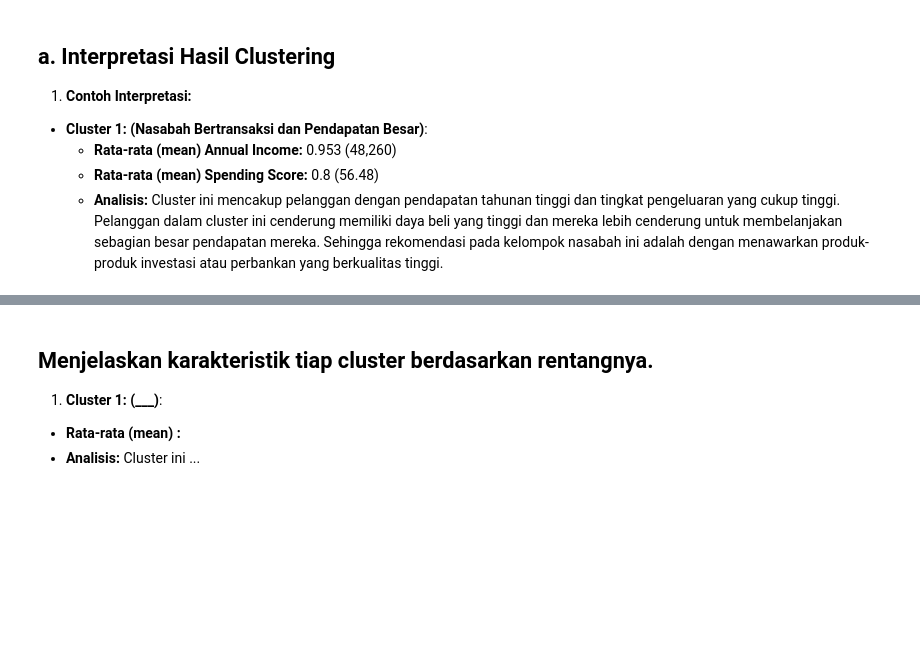
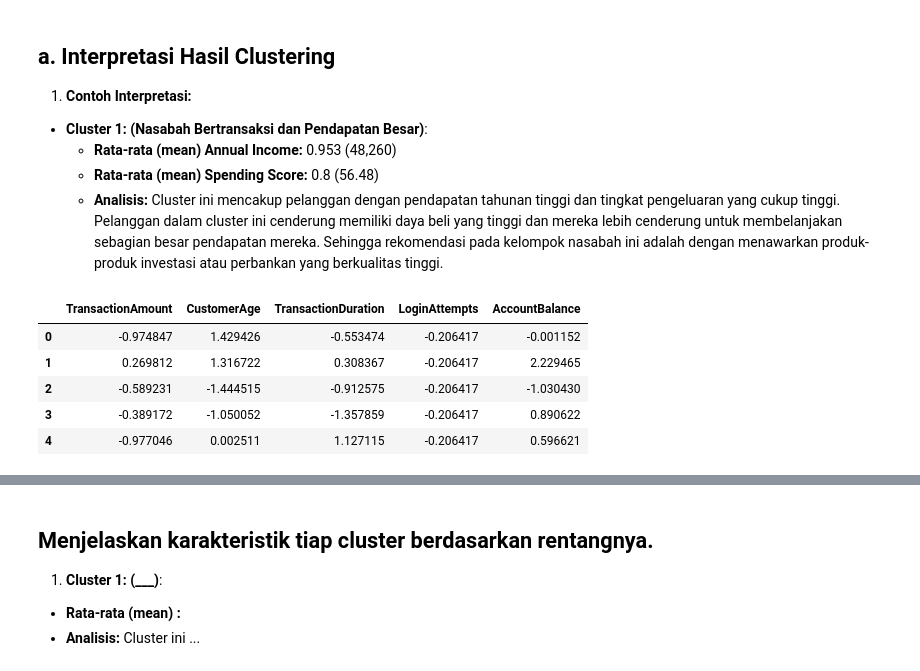
Before and after one commit to m8tyx/Proyek-ML, a Jupyter notebook: [Clustering]_Submission_Akhir_BMLP_Your_Name.ipynb, the cells around one changed output, grey strips where cells are left out. Saved outputs shown, nothing was run; the diff lists cells and outputs as text; code cells hidden in the pictures; blank space fills up the shorter version.

```diff
--- a/[Clustering]_Submission_Akhir_BMLP_Your_Name.ipynb
+++ b/[Clustering]_Submission_Akhir_BMLP_Your_Name.ipynb
@@ -690,0 +693,9 @@ joblib.dump(PCA_model, "PCA_model_clustering.h5")
+# %%
+df_scaled.head()
+# %% [output]
+|  | TransactionAmount | CustomerAge | TransactionDuration | LoginAttempts | AccountBalance |
+| 0 | -0.974847 | 1.429426 | -0.553474 | -0.206417 | -0.001152 |
+| 1 | 0.269812 | 1.316722 | 0.308367 | -0.206417 | 2.229465 |
+| 2 | -0.589231 | -1.444515 | -0.912575 | -0.206417 | -1.030430 |
+| 3 | -0.389172 | -1.050052 | -1.357859 | -0.206417 | 0.890622 |
+| 4 | -0.977046 | 0.002511 | 1.127115 | -0.206417 | 0.596621 |
```
Also changed, not shown: parts of 11 cells of this notebook, 2 other files.
